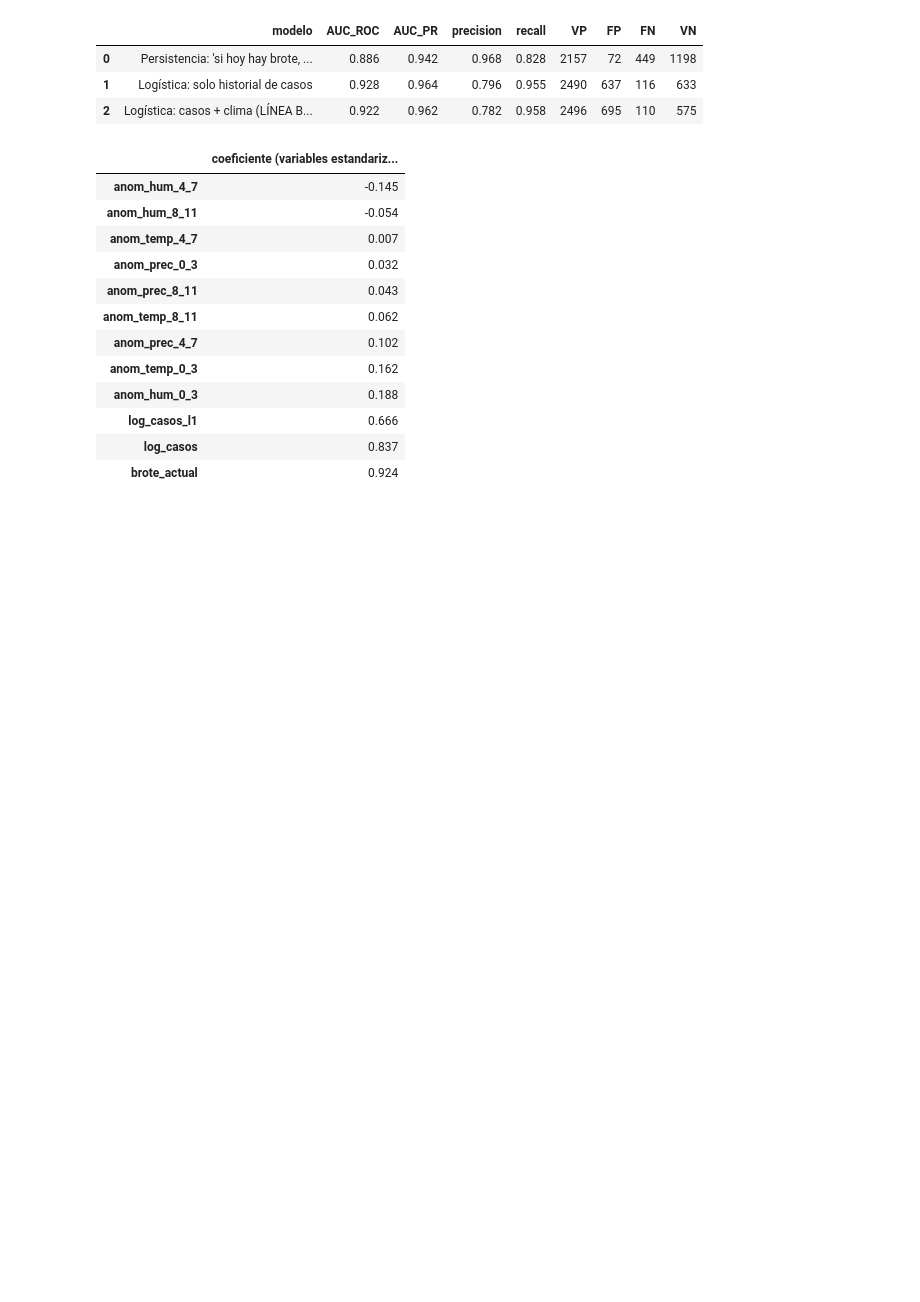
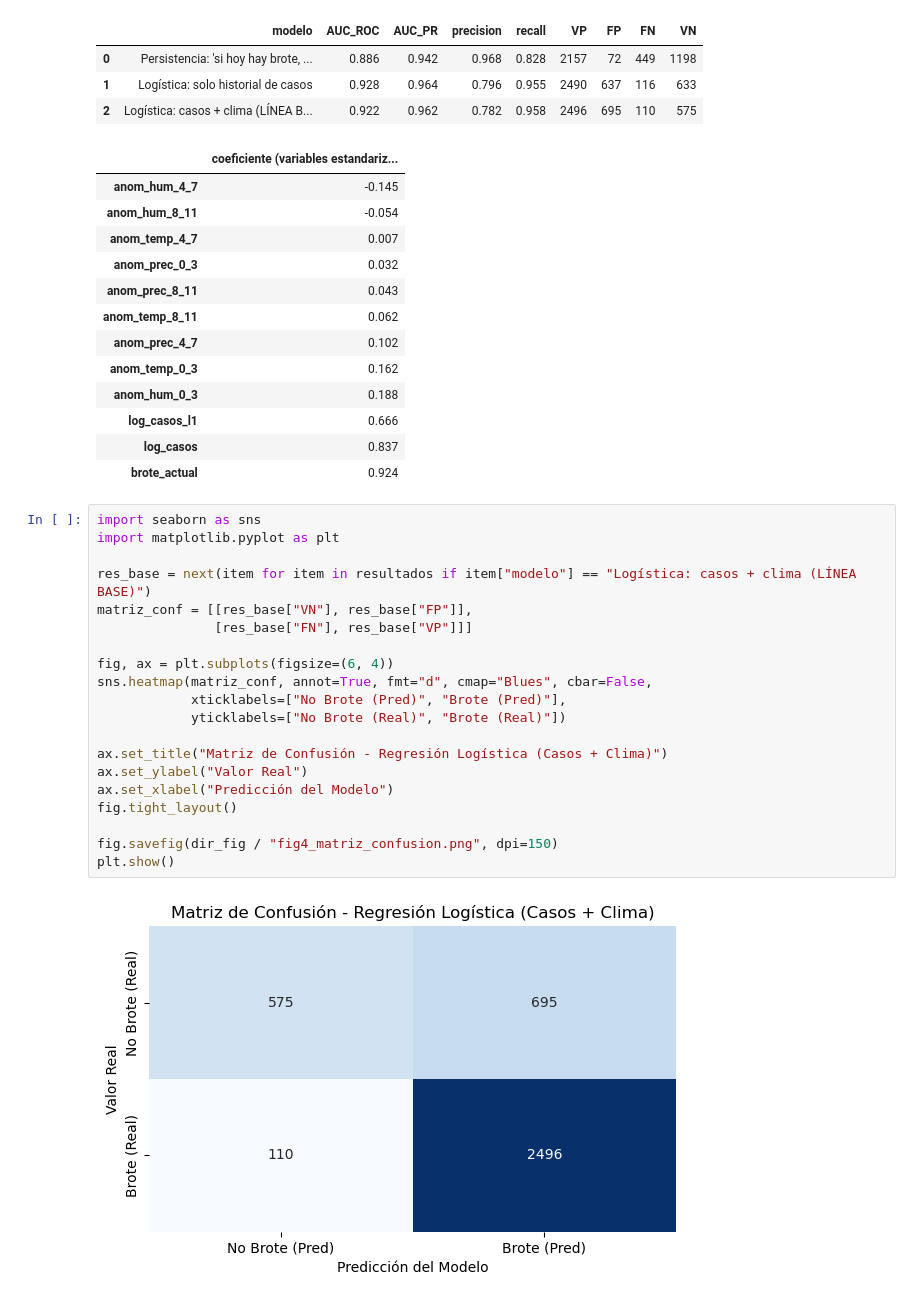
Before and after one commit to JhonTMich/minsadengue-bigdata, a Jupyter notebook: notebooks/modeloBase.ipynb, the cells around one changed output. Cells and saved outputs as stored; diff of their text form; blank space fills up the shorter version.

Commit message:
feat: matriz de confusion con seaborn

```diff
--- a/notebooks/modeloBase.ipynb
+++ b/notebooks/modeloBase.ipynb
@@ -227,3 +227,25 @@ Train: 14858 filas, 30.4% positivas | Test: 3876 filas, 67.2% positivas
 | log_casos_l1 | 0.666 |
 | log_casos | 0.837 |
 | brote_actual | 0.924 |
+# %%
+import seaborn as sns
+import matplotlib.pyplot as plt
+
+res_base = next(item for item in resultados if item["modelo"] == "Logística: casos + clima (LÍNEA BASE)")
+matriz_conf = [[res_base["VN"], res_base["FP"]],
+               [res_base["FN"], res_base["VP"]]]
+
+fig, ax = plt.subplots(figsize=(6, 4))
+sns.heatmap(matriz_conf, annot=True, fmt="d", cmap="Blues", cbar=False,
+            xticklabels=["No Brote (Pred)", "Brote (Pred)"],
+            yticklabels=["No Brote (Real)", "Brote (Real)"])
+
+ax.set_title("Matriz de Confusión - Regresión Logística (Casos + Clima)")
+ax.set_ylabel("Valor Real")
+ax.set_xlabel("Predicción del Modelo")
+fig.tight_layout()
+
+fig.savefig(dir_fig / "fig4_matriz_confusion.png", dpi=150)
+plt.show()
+# %% [output]
+[figure, added]
```
